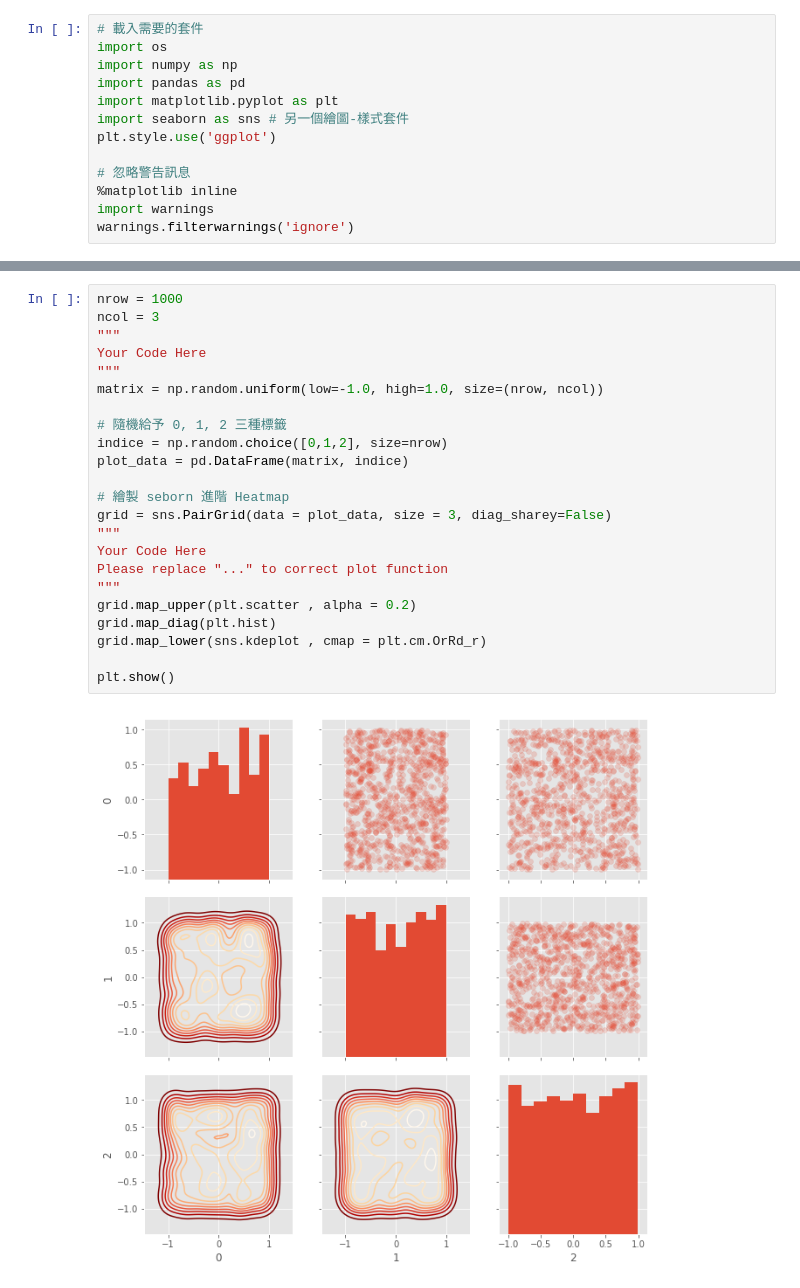
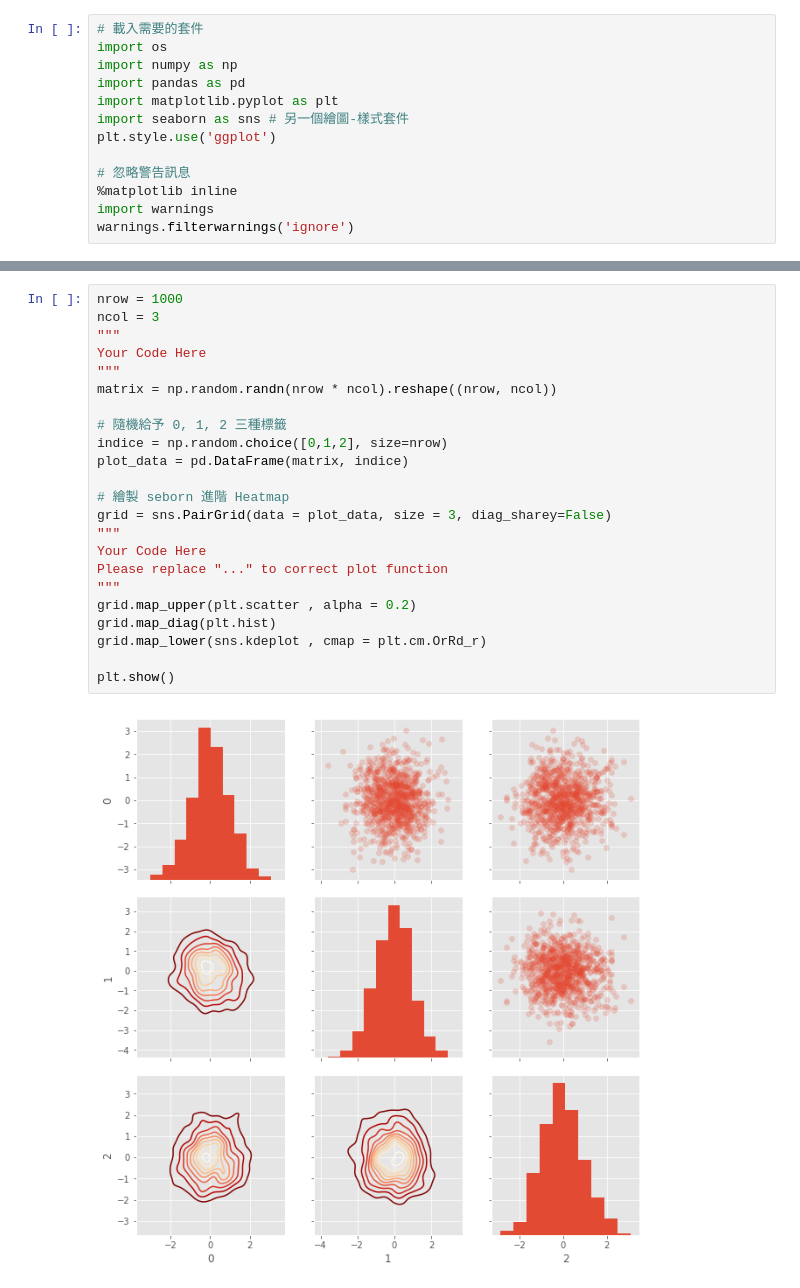
Before and after one commit to e04ji3w94gj94/2nd-ML100Days, a Jupyter notebook: homework/Day_015_HW.ipynb, the cells around one changed output, grey strips where cells are left out. Cells and saved outputs as stored; diff of their text form.

```diff
--- a/homework/Day_015_HW.ipynb
+++ b/homework/Day_015_HW.ipynb
@@ -43,28 +45,28 @@ plt.show()
 # %%
 nrow = 1000
 ncol = 3
 """
 Your Code Here
 """
-matrix = np.random.uniform(low=-1.0, high=1.0, size=(nrow, ncol))
+matrix = np.random.randn(nrow * ncol).reshape((nrow, ncol))
 
 # 隨機給予 0, 1, 2 三種標籤
 indice = np.random.choice([0,1,2], size=nrow)
 plot_data = pd.DataFrame(matrix, indice)
 
 # 繪製 seborn 進階 Heatmap
 grid = sns.PairGrid(data = plot_data, size = 3, diag_sharey=False)
 """
 Your Code Here
 Please replace "..." to correct plot function
 """
 grid.map_upper(plt.scatter , alpha = 0.2)
 grid.map_diag(plt.hist)
 grid.map_lower(sns.kdeplot , cmap = plt.cm.OrRd_r)
 
 plt.show()
 # %% [output]
-[figure, old version]
+[figure, new version]
 # %%
 nrow = 1000
 ncol = 3
```
Also changed, not shown: parts of 2 cells of this notebook.
